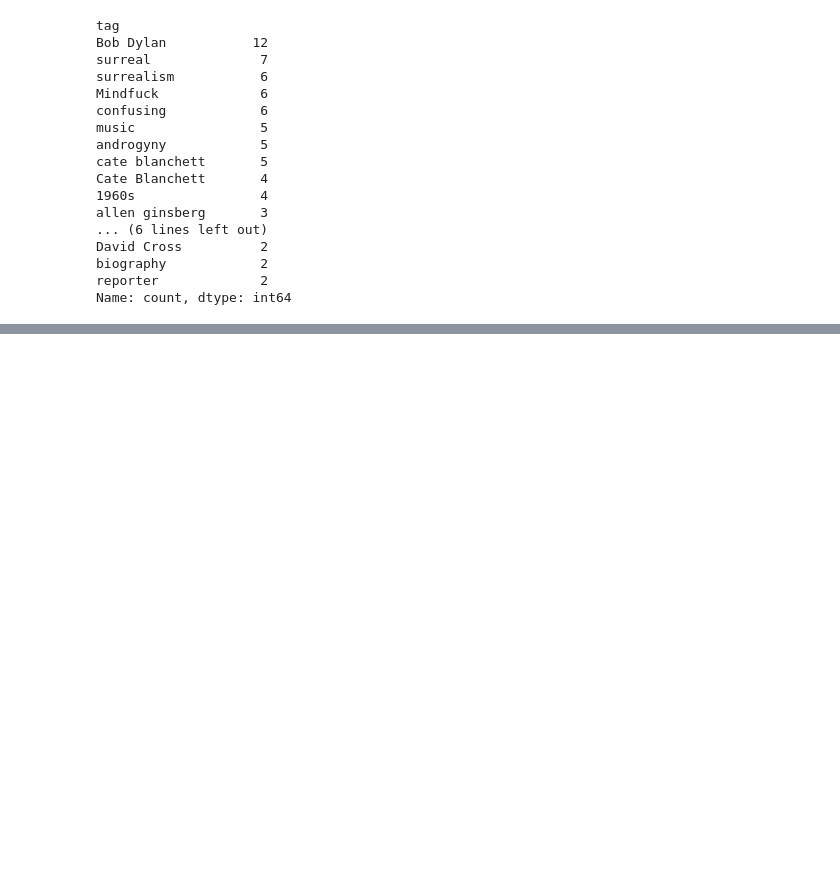
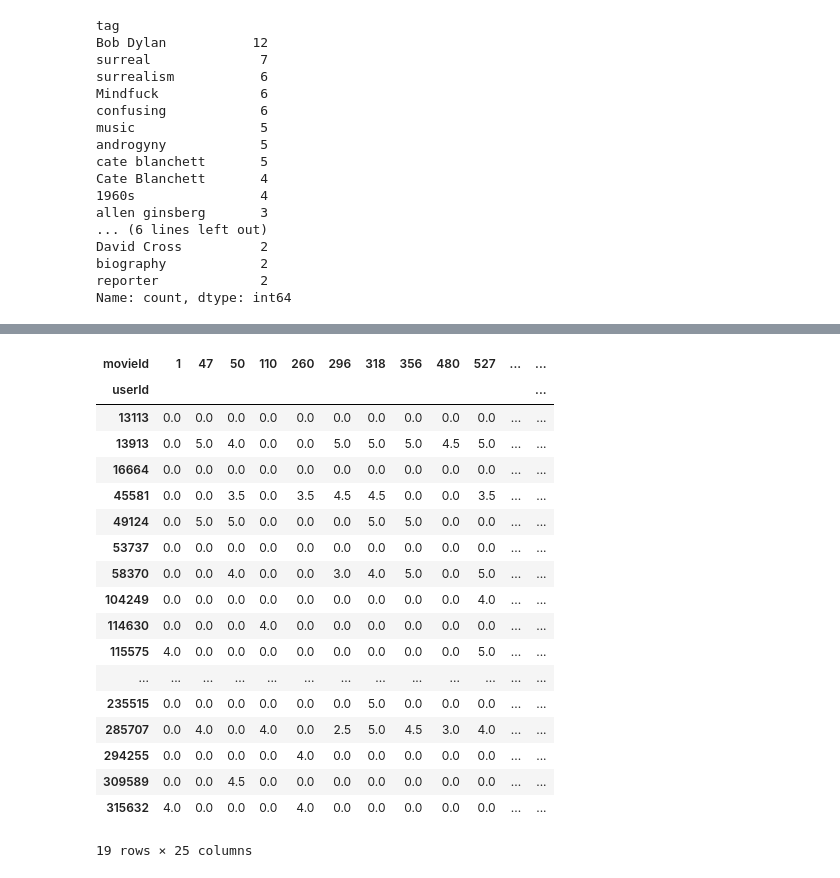
Before and after one commit to dancla240/Machine_Learning_Daniel_Claesson, a Jupyter notebook: Lab2/Lab_2_movie.ipynb, the cells around one changed output, grey strips where cells are left out. Drawn from its saved outputs; the diff is of its cells as text; code cells hidden in the pictures; blank space fills up the shorter version.

Commit message:
Work on Lab2. Added more analysis and sparse matrix.

```diff
--- a/Lab2/Lab_2_movie.ipynb
+++ b/Lab2/Lab_2_movie.ipynb
@@ -291,0 +357,8 @@ Name: count, dtype: int64
+# %%
+# slumpar fram n userId's
+import random
+random.seed(42)
+n = 50
+list_of_all_users = ratings['userId'].unique().tolist()
+random_n_users =random.sample(list_of_all_users, n)
+print(random_n_users)
@@ -291,0 +367,3 @@ Name: count, dtype: int64
+# %%
+reduced_ratings = ratings[ratings['userId'].isin(random_n_users)]
+reduced_ratings['userId'].unique()
@@ -291,0 +389,32 @@ Name: count, dtype: int64
+# %%
+# väljer ut de m mest betygsatta filmerna i datasetet
+m = 25
+top_m_movies = ratings['movieId'].value_counts().head(m).index.to_list()
+# %%
+# reducerar reduced_ratings så att den enbart innehåller de m mest rateade filmerna
+reduced_ratings_2 = reduced_ratings[reduced_ratings['movieId'].isin(top_m_movies)]
+# %%
+# skapa en sparse matrix, baserat på de n users och m filmer med Pandas pivot method och scipys csr_matrix:
+from scipy.sparse import csr_matrix
+pivot_table = pd.pivot_table(data=reduced_ratings_2, index='userId', columns='movieId', values='rating', fill_value=0)
+pivot_table
+# %% [output]
+| movieId | 1 | 47 | 50 | 110 | 260 | 296 | 318 | 356 | 480 | 527 | ... | ... |
+| userId |  |  |  |  |  |  |  |  |  |  |  | ... |
+| 13113 | 0.0 | 0.0 | 0.0 | 0.0 | 0.0 | 0.0 | 0.0 | 0.0 | 0.0 | 0.0 | ... | ... |
+| 13913 | 0.0 | 5.0 | 4.0 | 0.0 | 0.0 | 5.0 | 5.0 | 5.0 | 4.5 | 5.0 | ... | ... |
+| 16664 | 0.0 | 0.0 | 0.0 | 0.0 | 0.0 | 0.0 | 0.0 | 0.0 | 0.0 | 0.0 | ... | ... |
+| 45581 | 0.0 | 0.0 | 3.5 | 0.0 | 3.5 | 4.5 | 4.5 | 0.0 | 0.0 | 3.5 | ... | ... |
+| 49124 | 0.0 | 5.0 | 5.0 | 0.0 | 0.0 | 0.0 | 5.0 | 5.0 | 0.0 | 0.0 | ... | ... |
+| 53737 | 0.0 | 0.0 | 0.0 | 0.0 | 0.0 | 0.0 | 0.0 | 0.0 | 0.0 | 0.0 | ... | ... |
+| 58370 | 0.0 | 0.0 | 4.0 | 0.0 | 0.0 | 3.0 | 4.0 | 5.0 | 0.0 | 5.0 | ... | ... |
+| 104249 | 0.0 | 0.0 | 0.0 | 0.0 | 0.0 | 0.0 | 0.0 | 0.0 | 0.0 | 4.0 | ... | ... |
+| 114630 | 0.0 | 0.0 | 0.0 | 4.0 | 0.0 | 0.0 | 0.0 | 0.0 | 0.0 | 0.0 | ... | ... |
+| 115575 | 4.0 | 0.0 | 0.0 | 0.0 | 0.0 | 0.0 | 0.0 | 0.0 | 0.0 | 5.0 | ... | ... |
+| ... | ... | ... | ... | ... | ... | ... | ... | ... | ... | ... | ... | ... |
+| 235515 | 0.0 | 0.0 | 0.0 | 0.0 | 0.0 | 0.0 | 5.0 | 0.0 | 0.0 | 0.0 | ... | ... |
+| 285707 | 0.0 | 4.0 | 0.0 | 4.0 | 0.0 | 2.5 | 5.0 | 4.5 | 3.0 | 4.0 | ... | ... |
+| 294255 | 0.0 | 0.0 | 0.0 | 0.0 | 4.0 | 0.0 | 0.0 | 0.0 | 0.0 | 0.0 | ... | ... |
+| 309589 | 0.0 | 0.0 | 4.5 | 0.0 | 0.0 | 0.0 | 0.0 | 0.0 | 0.0 | 0.0 | ... | ... |
+| 315632 | 4.0 | 0.0 | 0.0 | 0.0 | 4.0 | 0.0 | 0.0 | 0.0 | 0.0 | 0.0 | ... | ... |
+19 rows × 25 columns
```
Also changed, not shown: parts of 16 cells of this notebook.
